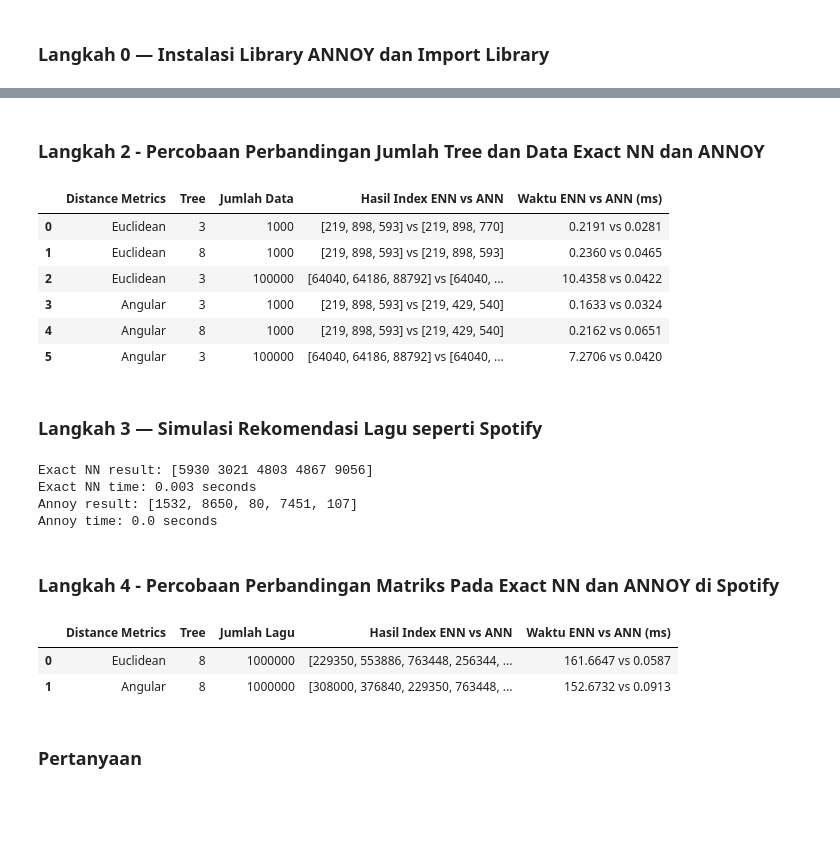
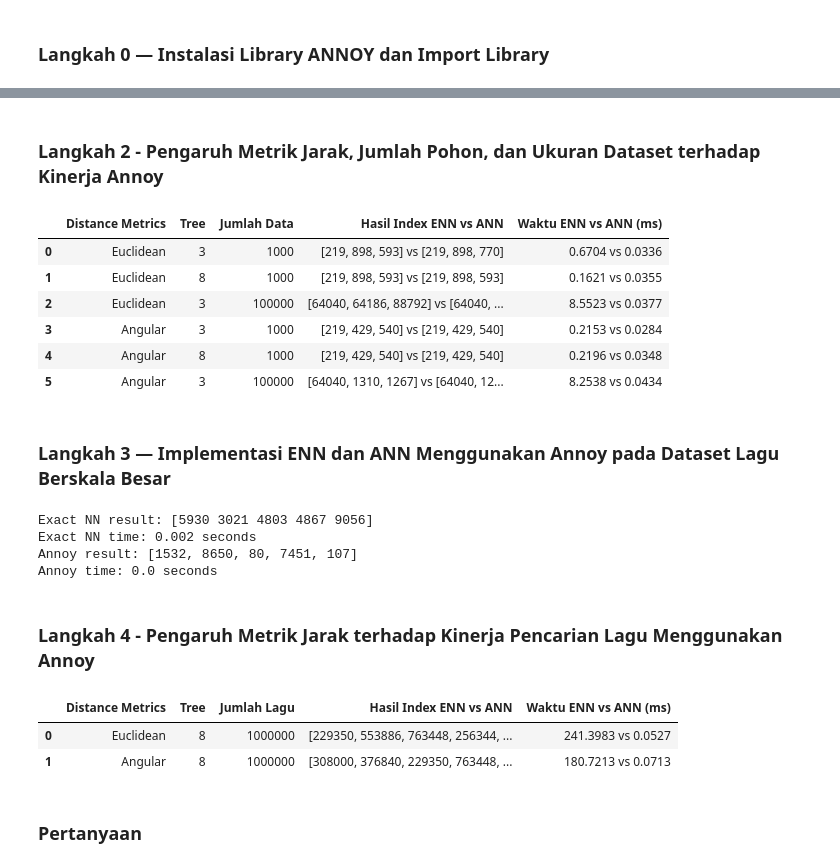
Before and after one commit to nurilhuda05/Pembelajaran_Mesin_2026, a Jupyter notebook: TG6_ANN_244107020004_Muhammad_Nuril_Huda.ipynb, the cells around one changed output, grey strips where cells are left out. Saved outputs shown, nothing was run; the diff lists cells and outputs as text; code cells hidden in the pictures; blank space fills up the shorter version.

```diff
--- a/TG6_ANN_244107020004_Muhammad_Nuril_Huda.ipynb
+++ b/TG6_ANN_244107020004_Muhammad_Nuril_Huda.ipynb
@@ -77,6 +86,6 @@ Waktu Annoy: 0.2587 ms
 [figure]
-# %% [markdown]
-### **Langkah 2 - Percobaan Perbandingan Jumlah Tree dan Data Exact NN dan ANNOY**
+# %% [markdown]
+### **Langkah 2 - Pengaruh Metrik Jarak, Jumlah Pohon, dan Ukuran Dataset terhadap Kinerja Annoy**
 # %%
 percobaan = [
     ("euclidean", 3, 1000),
@@ -96,45 +105,54 @@ for metric, n_trees, n_points in percobaan:
 
     # Exact NN (ENN)
     start = time.time()
-    distances = np.linalg.norm(X - query, axis=1)
+    if metric == "euclidean":
+        distances = np.linalg.norm(X - query, axis=1)
+    else:
+        # Menghitung cosine distance untuk metrik angular
+        dot = X @ query
+        norm_X = np.linalg.norm(X, axis=1)
+        norm_query = np.linalg.norm(query)
+        cosine_sim = dot / (norm_X * norm_query)
+        distances = 1 - cosine_sim
+
     idx_exact = np.argsort(distances)[:3]
     time_exact = (time.time() - start) * 1000
 
     # Annoy NN (ANN)
     f = 2
     t = AnnoyIndex(f, metric)
 
     for i, vec in enumerate(X):
         t.add_item(i, vec)
 
     t.build(n_trees)
 
     start = time.time()
     idx_ann = t.get_nns_by_vector(query, 3)
     time_ann = (time.time() - start) * 1000
 
     hasil.append({
         "Distance Metrics": metric.capitalize(),
         "Tree": n_trees,
         "Jumlah Data": n_points,
         "Hasil Index ENN vs ANN":
             f"{idx_exact.tolist()} vs {idx_ann}",
         "Waktu ENN vs ANN (ms)":
             f"{time_exact:.4f} vs {time_ann:.4f}"
     })
 
 df = pd.DataFrame(hasil)
 display(df)
 # %% [output]
 |  | Distance Metrics | Tree | Jumlah Data | Hasil Index ENN vs ANN | Waktu ENN vs ANN (ms) |
-| 0 | Euclidean | 3 | 1000 | [219, 898, 593] vs [219, 898, 770] | 0.2191 vs 0.0281 |
-| 1 | Euclidean | 8 | 1000 | [219, 898, 593] vs [219, 898, 593] | 0.2360 vs 0.0465 |
-| 2 | Euclidean | 3 | 100000 | [64040, 64186, 88792] vs [64040, ... | 10.4358 vs 0.0422 |
-| 3 | Angular | 3 | 1000 | [219, 898, 593] vs [219, 429, 540] | 0.1633 vs 0.0324 |
-| 4 | Angular | 8 | 1000 | [219, 898, 593] vs [219, 429, 540] | 0.2162 vs 0.0651 |
-| 5 | Angular | 3 | 100000 | [64040, 64186, 88792] vs [64040, ... | 7.2706 vs 0.0420 |
+| 0 | Euclidean | 3 | 1000 | [219, 898, 593] vs [219, 898, 770] | 0.6704 vs 0.0336 |
+| 1 | Euclidean | 8 | 1000 | [219, 898, 593] vs [219, 898, 593] | 0.1621 vs 0.0355 |
+| 2 | Euclidean | 3 | 100000 | [64040, 64186, 88792] vs [64040, ... | 8.5523 vs 0.0377 |
+| 3 | Angular | 3 | 1000 | [219, 429, 540] vs [219, 429, 540] | 0.2153 vs 0.0284 |
+| 4 | Angular | 8 | 1000 | [219, 429, 540] vs [219, 429, 540] | 0.2196 vs 0.0348 |
+| 5 | Angular | 3 | 100000 | [64040, 1310, 1267] vs [64040, 12... | 8.2538 vs 0.0434 |
-# %% [markdown]
-### **Langkah 3 — Simulasi Rekomendasi Lagu seperti Spotify**
+# %% [markdown]
+### **Langkah 3 — Implementasi ENN dan ANN Menggunakan Annoy pada Dataset Lagu Berskala Besar**
 # %%
 import numpy as np
 import time
@@ -178,11 +196,11 @@ print("Annoy result:", annoy_idx)
 print("Annoy time:", round(annoy_time, 3), "seconds")
 # %% [output]
 Exact NN result: [5930 3021 4803 4867 9056]
-Exact NN time: 0.003 seconds
+Exact NN time: 0.002 seconds
 Annoy result: [1532, 8650, 80, 7451, 107]
 Annoy time: 0.0 seconds
-# %% [markdown]
-### **Langkah 4 - Percobaan Perbandingan Matriks Pada Exact NN dan ANNOY di Spotify**
+# %% [markdown]
+### **Langkah 4 - Pengaruh Metrik Jarak terhadap Kinerja Pencarian Lagu Menggunakan Annoy**
 # %%
 percobaan = [
     ("euclidean", 8, 1000000),
@@ -204,6 +222,7 @@ for metric, n_trees, n_tracks in percobaan:
     if metric == "euclidean":
         distances = np.linalg.norm(X - query, axis=1)
     else:
+        # Menggunakan cosine distance untuk mengurutkan tetangga
         dot = X @ query
         norm_X = np.linalg.norm(X, axis=1)
         norm_query = np.linalg.norm(query)
@@ -225,7 +244,6 @@ for metric, n_trees, n_tracks in percobaan:
     idx_ann = t.get_nns_by_vector(query.tolist(), 5)
     time_ann = (time.time() - start) * 1000
 
-
     hasil.append({
         "Distance Metrics": metric.capitalize(),
         "Tree": n_trees,
@@ -240,8 +258,8 @@ df = pd.DataFrame(hasil)
 display(df)
 # %% [output]
 |  | Distance Metrics | Tree | Jumlah Lagu | Hasil Index ENN vs ANN | Waktu ENN vs ANN (ms) |
-| 0 | Euclidean | 8 | 1000000 | [229350, 553886, 763448, 256344, ... | 161.6647 vs 0.0587 |
-| 1 | Angular | 8 | 1000000 | [308000, 376840, 229350, 763448, ... | 152.6732 vs 0.0913 |
+| 0 | Euclidean | 8 | 1000000 | [229350, 553886, 763448, 256344, ... | 241.3983 vs 0.0527 |
+| 1 | Angular | 8 | 1000000 | [308000, 376840, 229350, 763448, ... | 180.7213 vs 0.0713 |
 # %% [markdown]
 ### **Pertanyaan**
 # %% [markdown]
```
Also changed, not shown: parts of 36 cells of this notebook.
